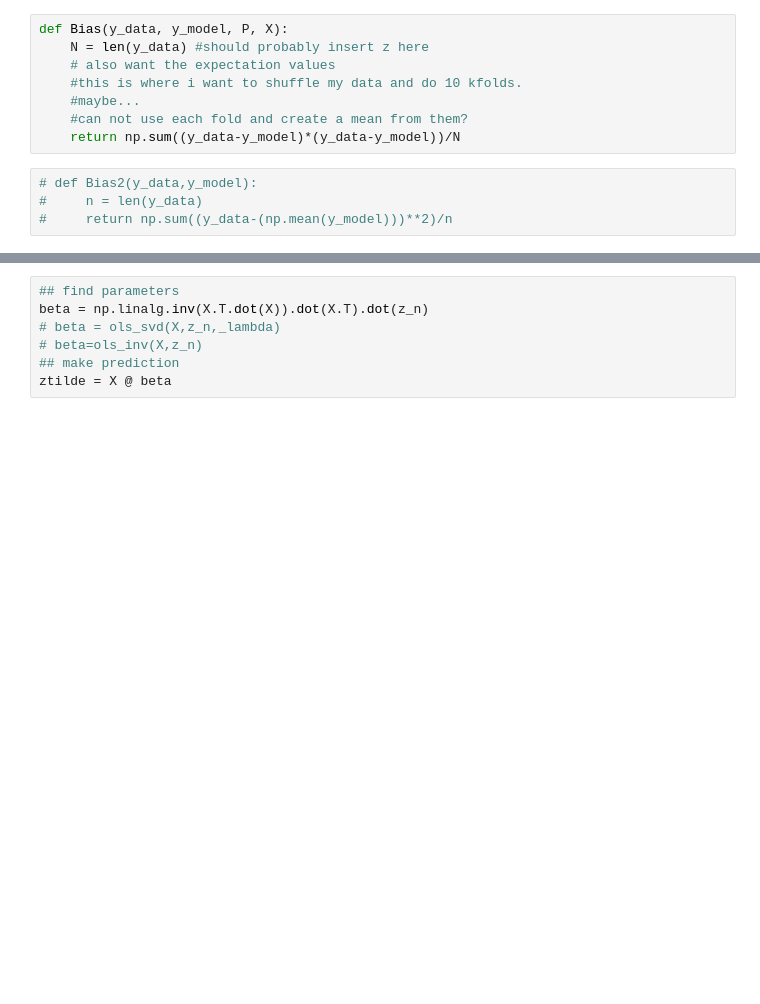
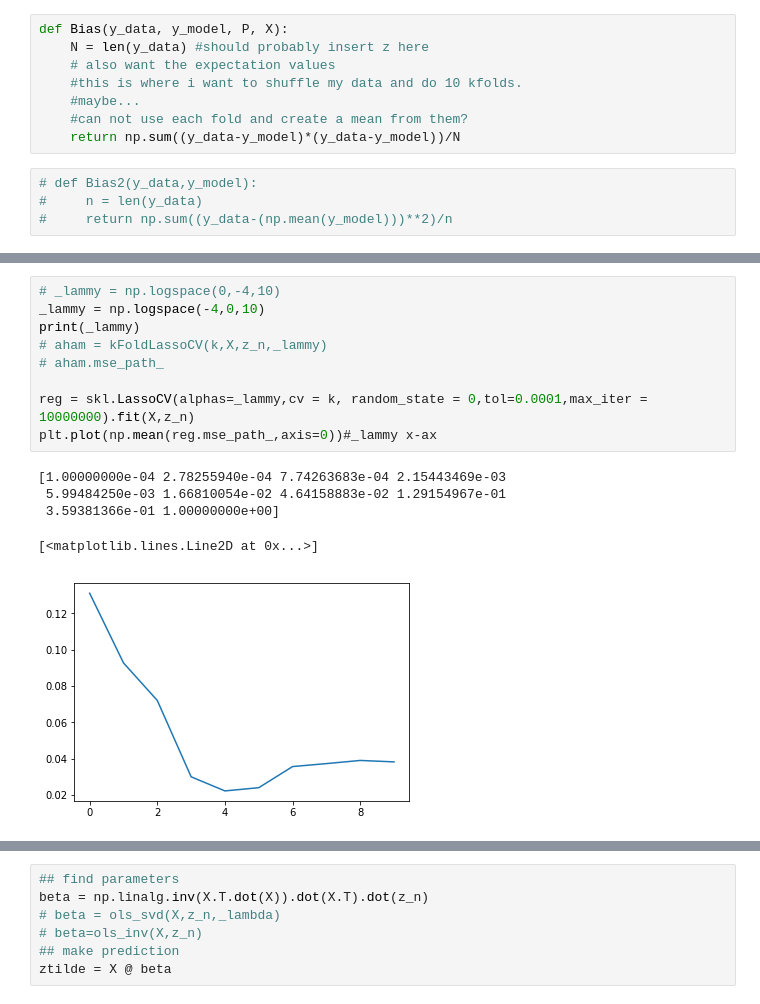
Before and after one commit to jkismul/MachineLearning, a Jupyter notebook: project1.ipynb, the cells around one changed output, grey strips where cells are left out. Saved outputs shown, nothing was run; the diff lists cells and outputs as text; blank space fills up the shorter version.

```diff
--- a/project1.ipynb
+++ b/project1.ipynb
@@ -141 +187,16 @@ _lambda = 0.0
+# %%
+# _lammy = np.logspace(0,-4,10)
+_lammy = np.logspace(-4,0,10)
+print(_lammy)
+# aham = kFoldLassoCV(k,X,z_n,_lammy)
+# aham.mse_path_
+
+reg = skl.LassoCV(alphas=_lammy,cv = k, random_state = 0,tol=0.0001,max_iter = 10000000).fit(X,z_n)
+plt.plot(np.mean(reg.mse_path_,axis=0))#_lammy x-ax
+# %% [output]
+[1.00000000e-04 2.78255940e-04 7.74263683e-04 2.15443469e-03
+ 5.99484250e-03 1.66810054e-02 4.64158883e-02 1.29154967e-01
+ 3.59381366e-01 1.00000000e+00]
+[<matplotlib.lines.Line2D at 0x...>]
+[figure, added]
 # %%
```
Also changed, not shown: parts of 44 cells of this notebook.
